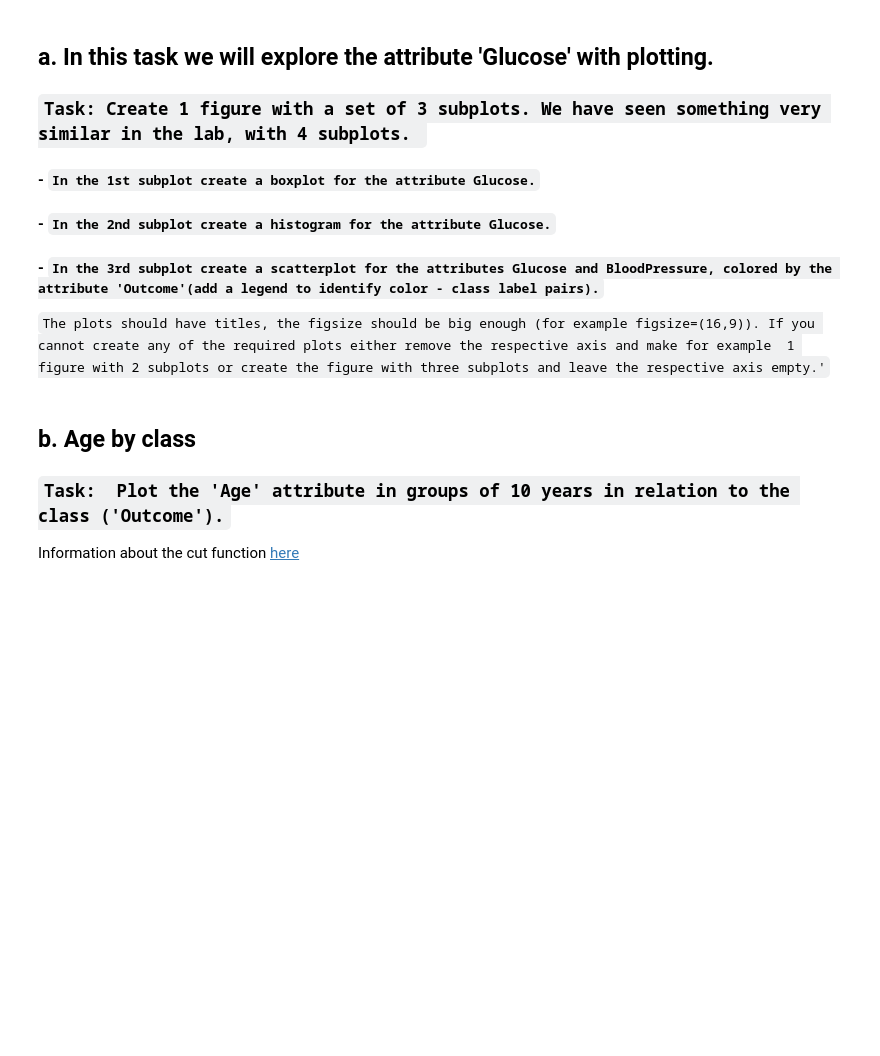
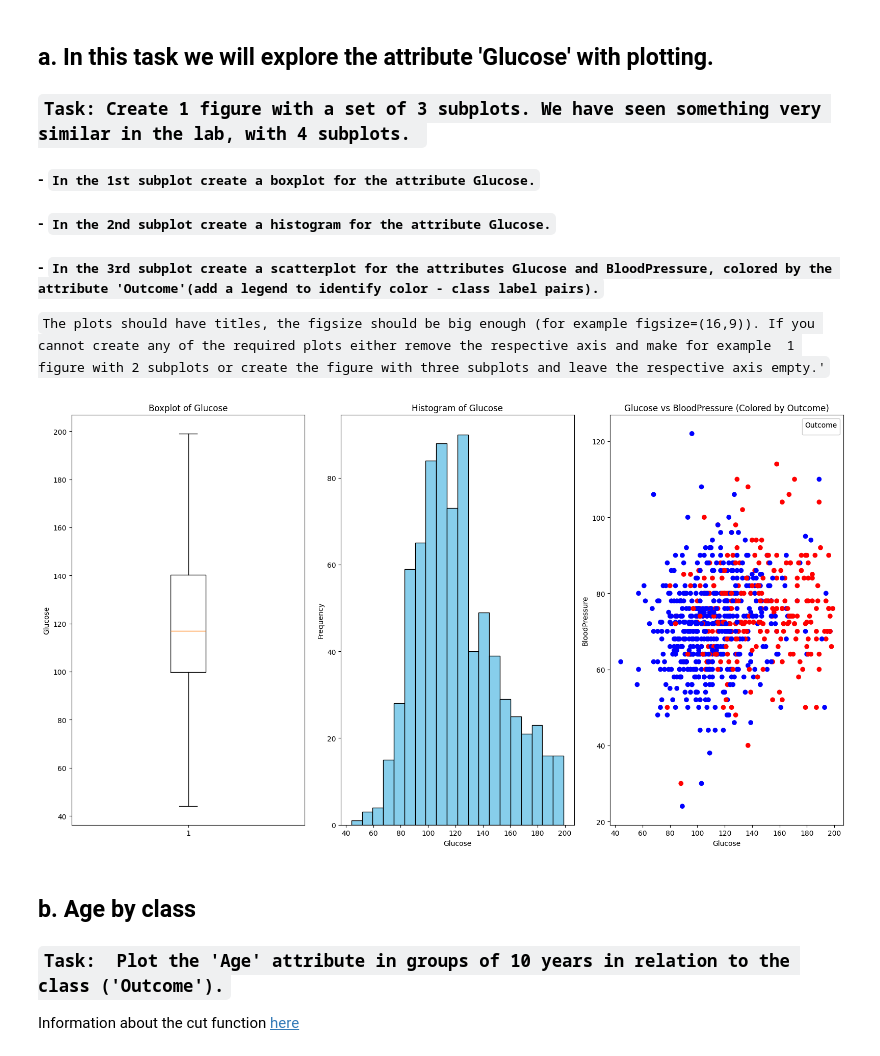
Before and after one commit to muhammad1928/SU-FODS, a Jupyter notebook: homework-1/HW1_instructions_24.ipynb, the cells around one changed output. Saved outputs shown, nothing was run; the diff lists cells and outputs as text; code cells hidden in the pictures; blank space fills up the shorter version.

```diff
--- a/homework-1/HW1_instructions_24.ipynb
+++ b/homework-1/HW1_instructions_24.ipynb
@@ -198,11 +194,16 @@ plt.show()
 # step 6: in data_imputed (which is still a copy of data (the original dataset) replace the attributes you wanted to impute with the attribures in df_converted. The dataframe called 'data' should remain
 # unchanged.
 # data_imputed should contain all 8 attributes and the class, where every attribute -except 'Pregnancies' and 'Outcome'- have imputed values
-data_impted = data # step 1
+
+
+
+data_imputed = pd.DataFrame([])
+data_imputed = data  # step 1
 columns_to_impute = missing_values.index # step 2
-df_part = missing_values.index, missing_values.values
-print(df_part)
-
-# imputer = SimpleImputer(missing_values=np.nan, strategy='mean')
-# print(imputer)
+df_part = data_imputed[columns_to_impute] # step 3
+imputer = SimpleImputer(missing_values=0, strategy='mean') # step 4
+imputed_data = imputer.fit_transform(df_part) # step 4
+df_converted = pd.DataFrame(imputed_data, columns=columns_to_impute) # step 5
+data_imputed[columns_to_impute] = df_converted # step 6
+data_imputed.head()
 # %% [output]
@@ -280,43 +350,37 @@ data_imputed.describe()
 # %%
 # Create 1 figure with a set of 3 subplots. Each axes should contain a figure as described below:
 # Figure 1: A boxplot for the attribure 'Glucose'
 # Figure 2: A histogram for the attribure 'Glucose'
 # Figure 3: A scatterplot of Glucose vs BloodPressure, colored by the attribure 'Outcome', include a legend to identify which class-color pairs
 
 # All subplots must have a title that makes sense.
 
+fig, ax = plt.subplots(1, 3, figsize=(16,9)) # create 1 row with 3 plots
 
-fig, ax = plt.subplots(1, 3, figsize=(16,9)) #create 1 row with 3 plots
-#Write your code here
+# Boxplot for 'Glucose' Figure 1
+ax[0].boxplot(data_imputed['Glucose'])
+ax[0].set_title('Boxplot of Glucose')
+ax[0].set_ylabel('Glucose')
 
+# Histogram for 'Glucose'  Figure 2
+ax[1].hist(data_imputed['Glucose'], bins=20, color='skyblue',edgecolor='black')
+ax[1].set_title('Histogram of Glucose')
+ax[1].set_xlabel('Glucose')
+ax[1].set_ylabel('Frequency')
 
-plt.figure(figsize=(16, 9))
+# Scatterplot for 'Glucose' vs 'BloodPressure', colored by 'Outcome'  Figure 3
+colors = {0: 'blue', 1: 'red'}
+scatter = ax[2].scatter(data_imputed['Glucose'], data_imputed['BloodPressure'], c=data_imputed['Outcome'].map(colors))
+ax[2].set_title('Glucose vs BloodPressure (Colored by Outcome)')
+ax[2].set_xlabel('Glucose')
+ax[2].set_ylabel('BloodPressure')
 
-# Subplot 1: Boxplot of Glucose
-plt.subplot(1, 3, 1)
-plt.boxplot(data['Glucose'])
-plt.ylabel('Glucose Level')
-plt.title('Boxplot of Glucose')
-
-# Subplot 2: Histogram of Glucose
-plt.subplot(1, 3, 2)
-plt.hist(data['Glucose'], bins=20)
-plt.xlabel('Glucose Level')
-plt.ylabel('Frequency')
-plt.title('Histogram of Glucose')
-
-# Subplot 3: Scatter plot of Glucose vs. BloodPressure colored by Outcome
-plt.subplot(1, 3, 3)
-scatter = plt.scatter(data['Glucose'], data['BloodPressure'], c=data['Outcome'])
-plt.xlabel('Glucose Level')
-plt.ylabel('Blood Pressure')
-plt.title('Glucose Level vs. Blood Pressure (Colored by Outcome)')
-
-# Add a legend to identify color-class label pairs
-plt.legend(*scatter.legend_elements(), title="Outcome")
-
-plt.tight_layout()  # Adjust subplot spacing
+legend1 = ax[2].legend(*scatter.legend_elements(), title="Outcome", loc="upper right")
+ax[2].add_artist(legend1)
+plt.tight_layout()
 plt.show()
+# %% [output]
+[figure, added]
 # %% [markdown]
 ## b.	Age by class
 
```
Also changed, not shown: parts of 31 cells of this notebook.
